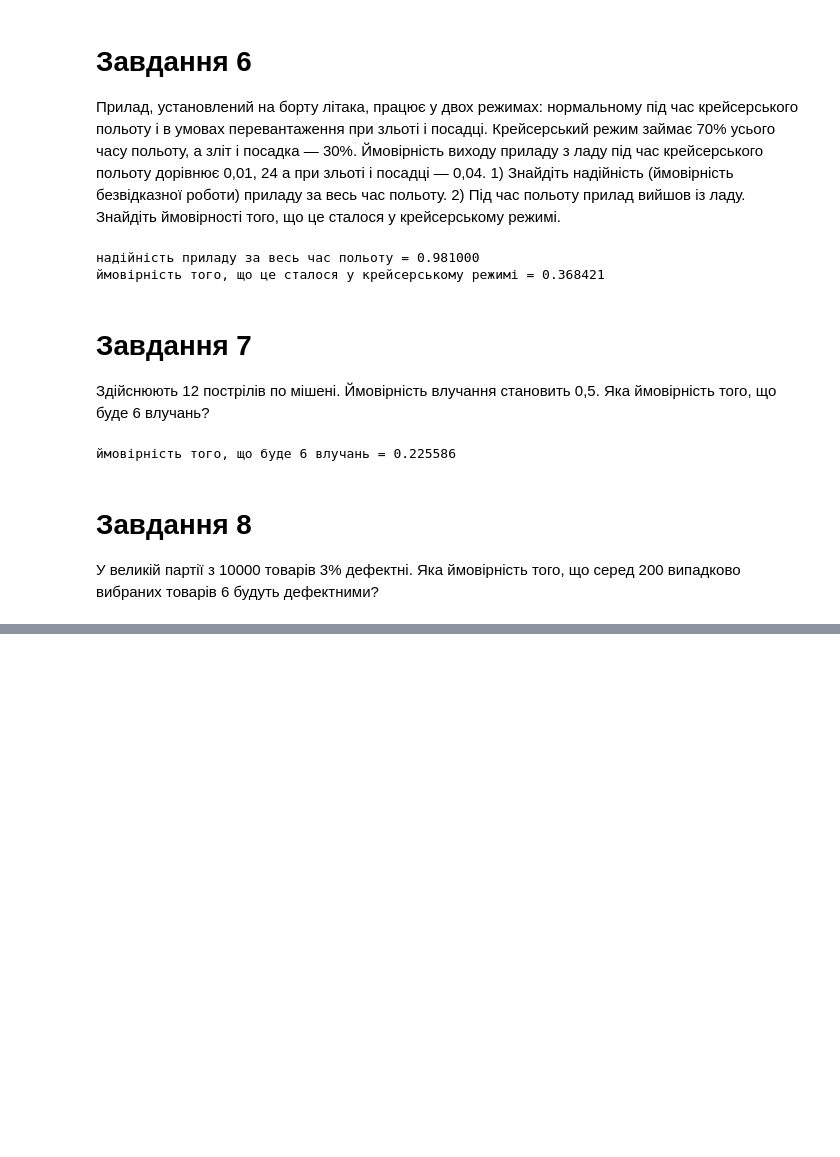
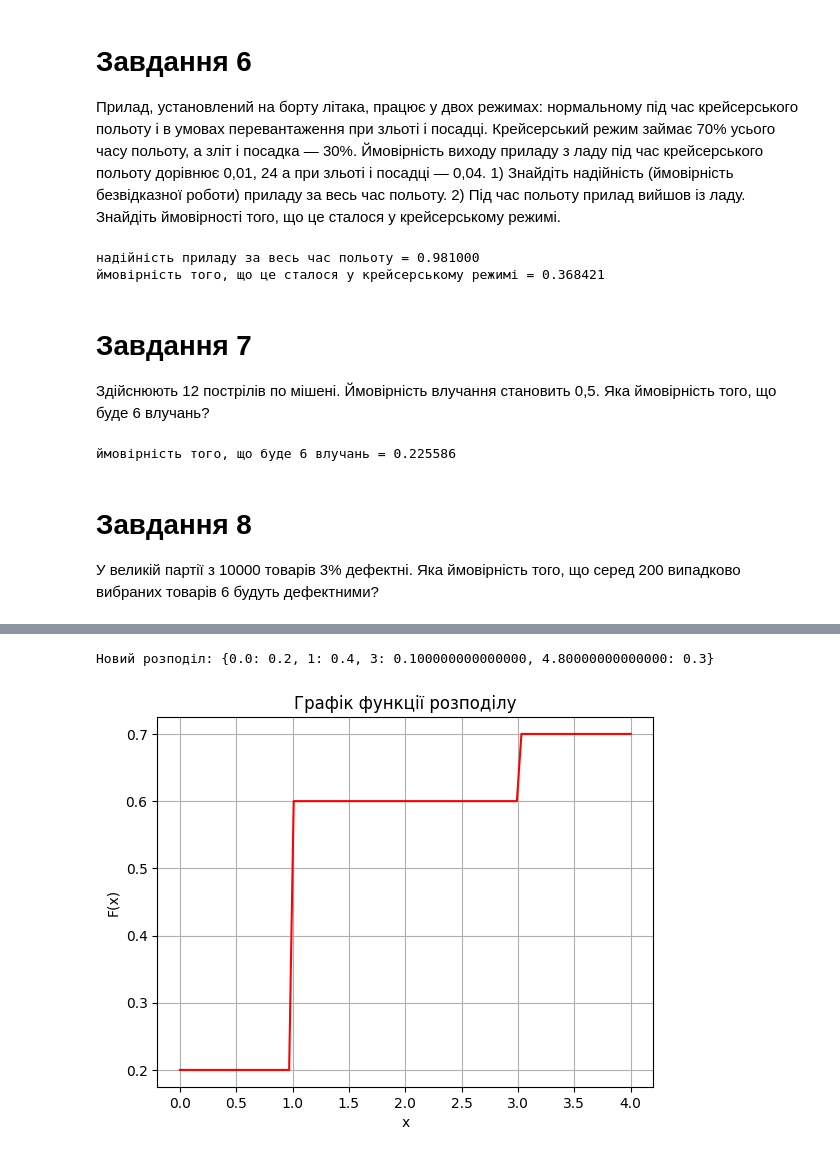
Before and after one commit to SylvaticGhost/TeorVerRGR, a Jupyter notebook: rgr.ipynb, the cells around one changed output, grey strips where cells are left out. Drawn from its saved outputs; the diff is of its cells as text; code cells hidden in the pictures; blank space fills up the shorter version.

```diff
--- a/rgr.ipynb
+++ b/rgr.ipynb
@@ -154,0 +183,8 @@ AttributeError: Module 'scipy' has no attribute 'pdf'
+# %%
+n = 1200
+p = 0.002
+k = 5
+
+λ = n * p
+P = λ ** k * math.exp(-λ) / math.factorial(k)
+print(f'ймовірність, що серед 1200 випадкових перехожих на вулиці щодня зустрінеться 5 знайомих людей = {P:.6f}')
@@ -154,0 +237,36 @@ AttributeError: Module 'scipy' has no attribute 'pdf'
+# %%
+distribution_new = {
+    x1_r: distribution[x1],
+    1: distribution[1],
+    3: p3_r,
+    x4_r: distribution[x4],
+}
+x_values = list(distribution_new.keys())
+print(f"Новий розподіл: {distribution_new}")
+
+
+# Побудова функції розподілу
+def F(x):
+    if sp.Lt(x, x_values[0]):
+        return 0
+    if sp.Lt(x, x_values[1]):
+        return distribution_new[x_values[0]]
+    if sp.Lt(x, x_values[2]):
+        return distribution_new[x_values[0]] + distribution_new[1]
+    if sp.Lt(x, x_values[3]):
+        return distribution_new[x_values[0]] + distribution_new[1] + distribution_new[3]
+    return 0
+
+
+# Побудова графіку функції розподілу
+x = np.linspace(0, 4, 100)
+y = [F(val) for val in x]
+plt.plot(x, y, label='F(x)', color='red')
+plt.xlabel('x')
+plt.ylabel('F(x)')
+plt.title('Графік функції розподілу')
+plt.grid(True)
+plt.show()
+# %% [output]
+Новий розподіл: {0.0: 0.2, 1: 0.4, 3: 0.100000000000000, 4.80000000000000: 0.3}
+[figure, added]
```
Also changed, not shown: parts of 41 cells of this notebook, 1 other file.
